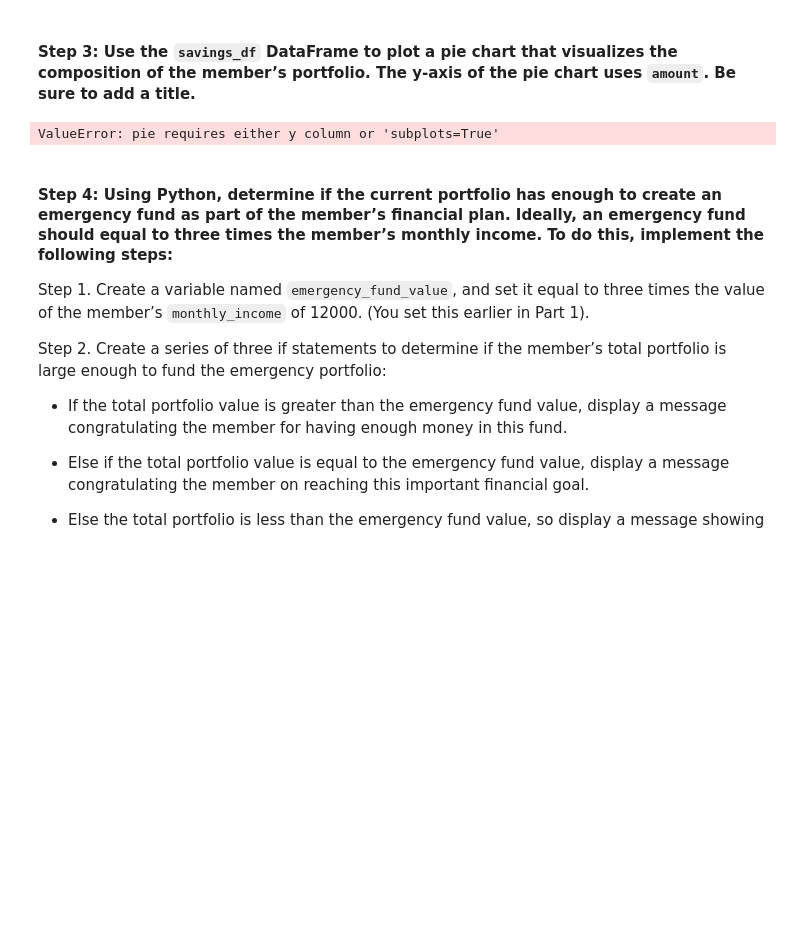
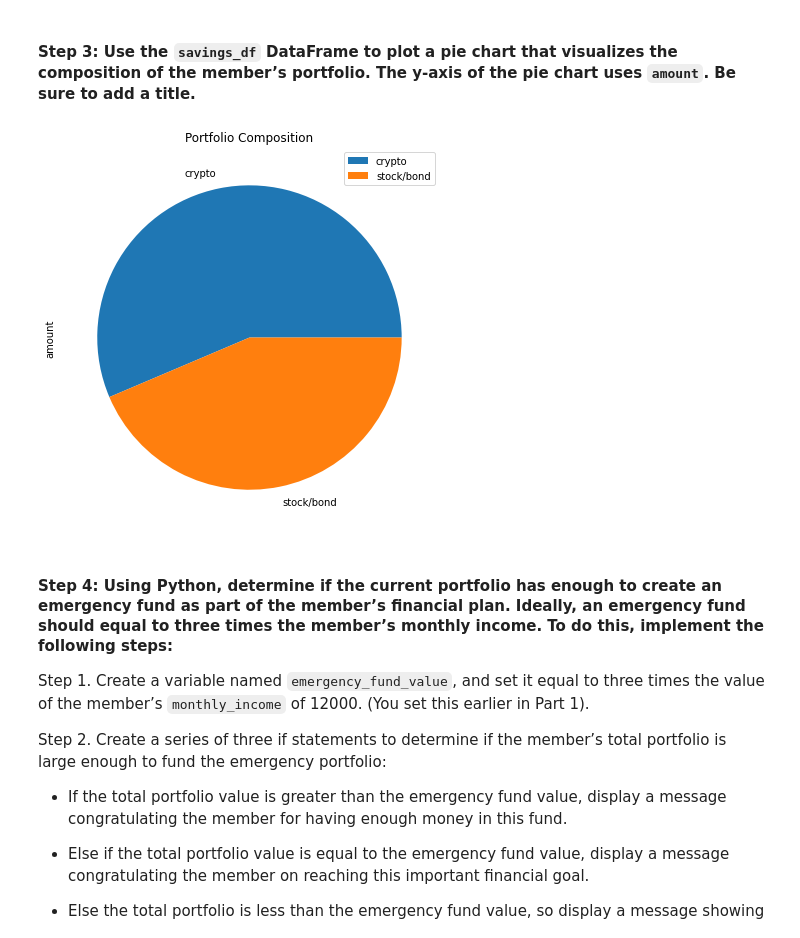
Before and after one commit to jasonjgarcia24/financial-planning-tools, a Jupyter notebook: financial_planning_tools.ipynb, the cells around one changed output. Cells and saved outputs as stored; diff of their text form; code cells hidden in the pictures; blank space fills up the shorter version.

```diff
--- a/financial_planning_tools.ipynb
+++ b/financial_planning_tools.ipynb
@@ -602,9 +602,9 @@ savings_df
 #### Step 3: Use the `savings_df` DataFrame to plot a pie chart that visualizes the composition of the member’s portfolio. The y-axis of the pie chart uses `amount`. Be sure to add a title.
 # %%
 # Plot the total value of the member's portfolio (crypto and stock/bond) in a pie chart
-savings_df.plot.pie()
+savings_df.plot.pie(y="amount", title="Portfolio Composition", figsize=(15,7));
 # %% [output]
-ValueError: pie requires either y column or 'subplots=True'
+[figure, added]
 # %% [markdown]
 #### Step 4: Using Python, determine if the current portfolio has enough to create an emergency fund as part of the member’s financial plan. Ideally, an emergency fund should equal to three times the member’s monthly income. To do this, implement the following steps:
 
```
Also changed, not shown: parts of 14 cells of this notebook.
